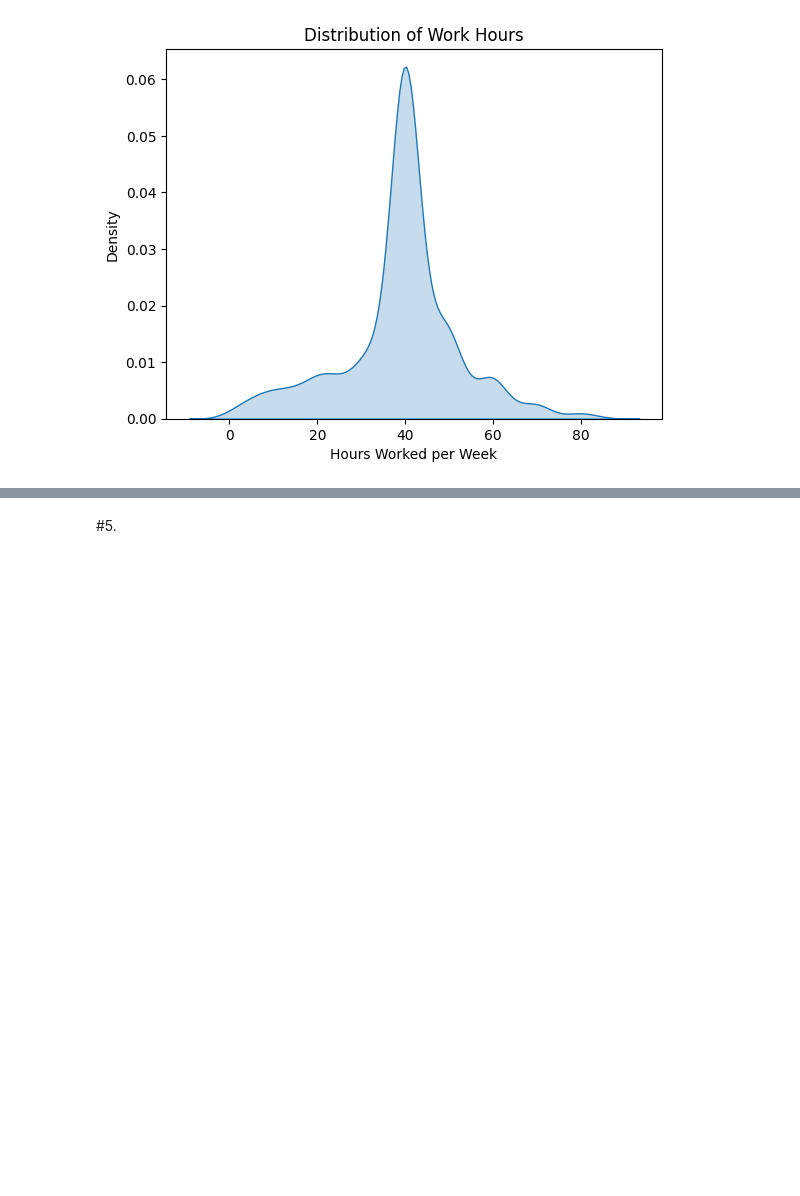
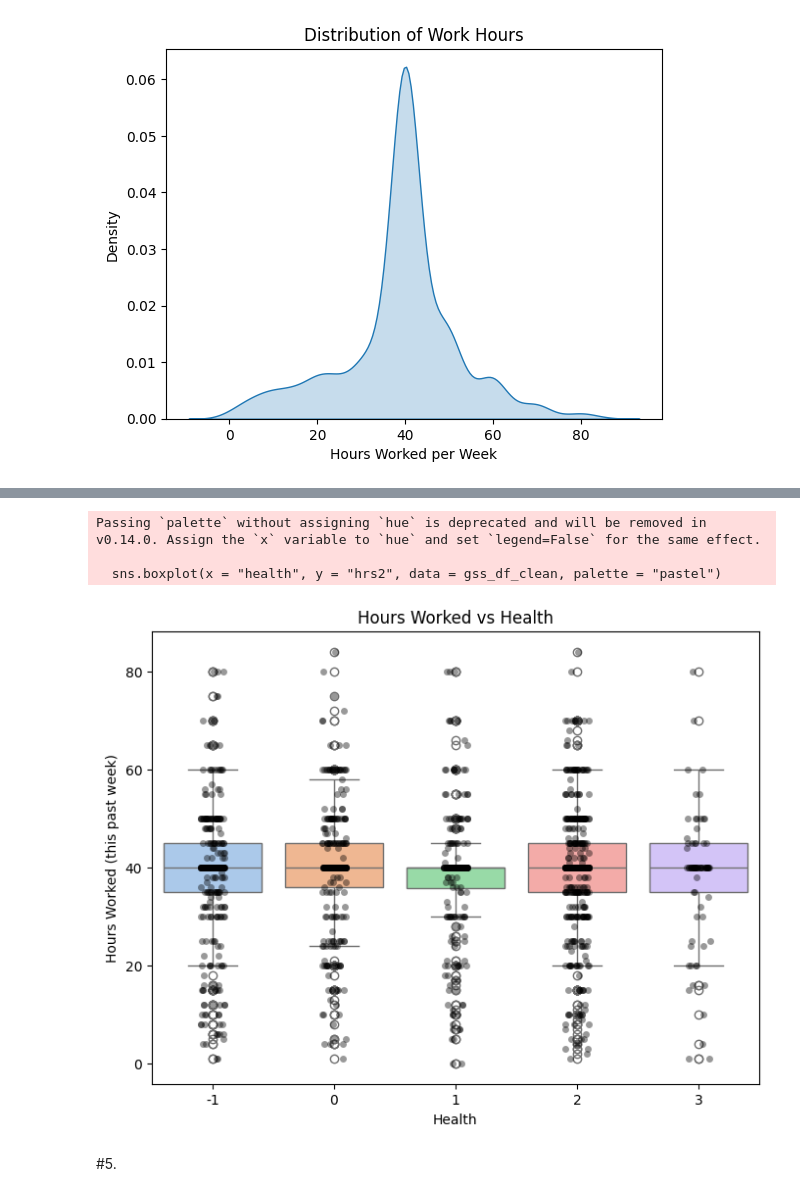
Before and after one commit to mchen899923/lab_eda, a Jupyter notebook: lab_notebook.ipynb, the cells around one changed output, grey strips where cells are left out. Drawn from its saved outputs; the diff is of its cells as text; code cells hidden in the pictures; blank space fills up the shorter version.

```diff
--- a/lab_notebook.ipynb
+++ b/lab_notebook.ipynb
@@ -219,14 +219,19 @@ Passing `palette` without assigning `hue` is deprecated and will be removed in v
 # %%
 import seaborn as sns
 import matplotlib.pyplot as plt
 
 plt.figure(figsize = (8,6)) #boxplot for hours worked vs health
-sns.boxplot(x = "healt", y = "hrs2", data = gss_df_clean, palette = "pastel")
-sns.stripplot(x = "happy", y = "hrs2", data = gss_df_clean, color = "black", alpha = 0.4, jitter = True)
+sns.boxplot(x = "health", y = "hrs2", data = gss_df_clean, palette = "pastel")
+sns.stripplot(x = "health", y = "hrs2", data = gss_df_clean, color = "black", alpha = 0.4, jitter = True)
 
-plt.title("Hours Worked vs Happiness")
-plt.xlabel("Happiness")
-plt.ylabel("Hours Worked (last week)")
+plt.title("Hours Worked vs Health")
+plt.xlabel("Health")
+plt.ylabel("Hours Worked (this past week)")
 plt.show()
+# %% [output]
+Passing `palette` without assigning `hue` is deprecated and will be removed in v0.14.0. Assign the `x` variable to `hue` and set `legend=False` for the same effect.
+
+  sns.boxplot(x = "health", y = "hrs2", data = gss_df_clean, palette = "pastel")
+[figure, added]
 # %% [markdown]
 #5.
```
Also changed, not shown: parts of 1 cell of this notebook.
